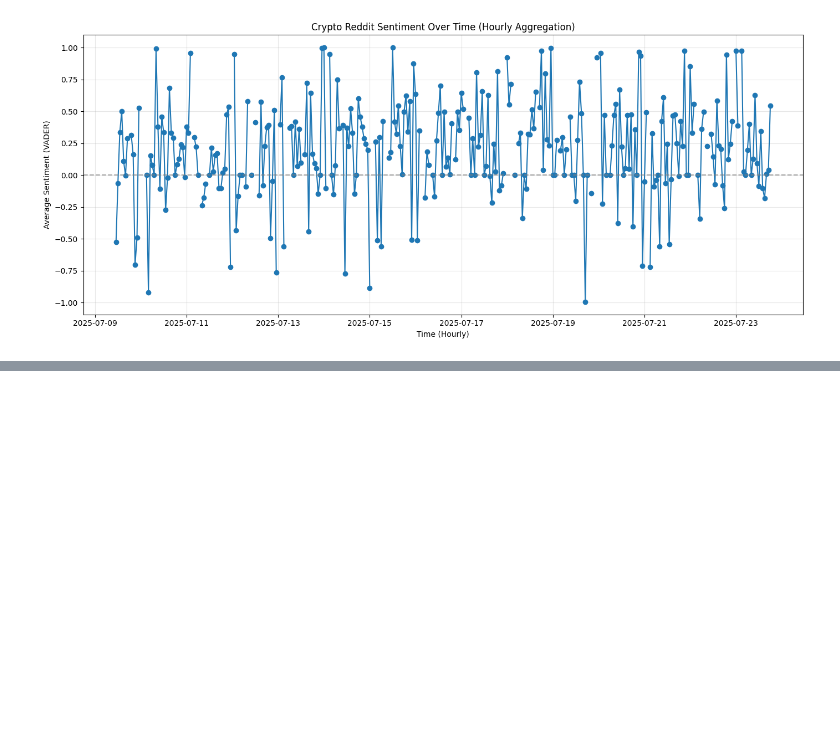
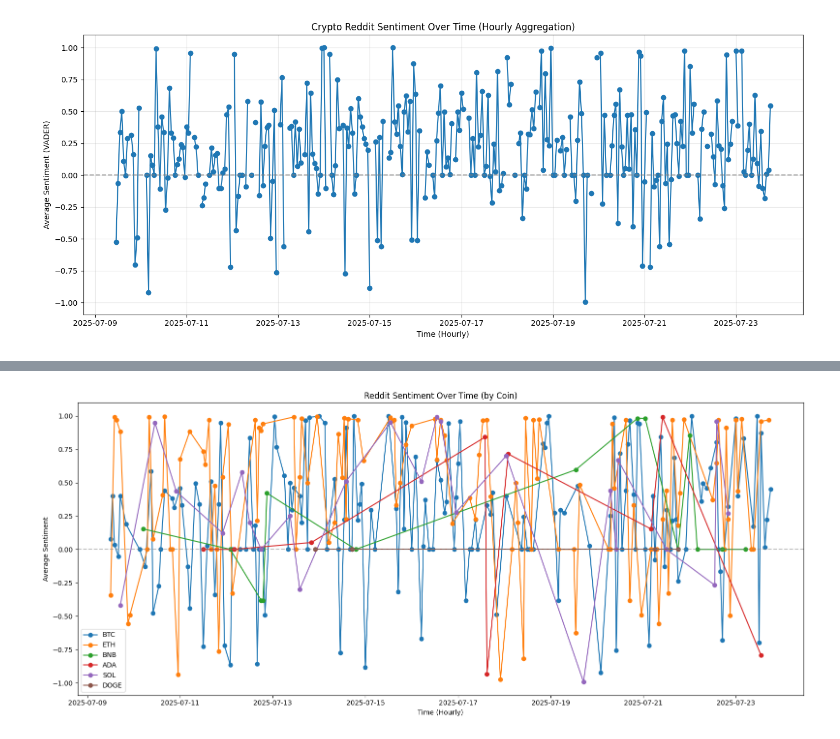
Before and after one commit to FeryGritli/crypto-sentiment-whales, a Jupyter notebook: notebooks/02_WebScraping_Reddit.ipynb, the cells around one changed output, grey strips where cells are left out. Cells and saved outputs as stored; diff of their text form; code cells hidden in the pictures; blank space fills up the shorter version.

```diff
--- a/notebooks/02_WebScraping_Reddit.ipynb
+++ b/notebooks/02_WebScraping_Reddit.ipynb
@@ -241,3 +244,24 @@ ADA        9
 DOGE       4
 Name: count, dtype: int64
 Saved to reddit_crypto_posts_with_coins.csv
+# %%
+import pandas as pd
+
+# Load your labeled data
+df = pd.read_csv("reddit_crypto_posts_with_coins.csv", parse_dates=["timestamp"])
+
+# We'll focus on main coins (adjust this list as needed)
+coins_to_plot = ["BTC", "ETH", "BNB", "ADA", "SOL", "DOGE"]
+
+# Aggregate sentiment by hour per coin
+sentiment_hourly = (
+    df[df["coin"].isin(coins_to_plot)]
+    .set_index("timestamp")
+    .groupby("coin")["sentiment"]
+    .resample("H")
+    .mean()
+    .reset_index()
+)
+sentiment_hourly = sentiment_hourly.dropna(subset=["sentiment"])
+
+print(sentiment_hourly.head())
@@ -243,0 +275,17 @@ Saved to reddit_crypto_posts_with_coins.csv
+# %%
+import matplotlib.pyplot as plt
+
+plt.figure(figsize=(16, 7))
+for coin in coins_to_plot:
+    coin_df = sentiment_hourly[sentiment_hourly["coin"] == coin]
+    plt.plot(coin_df["timestamp"], coin_df["sentiment"], marker="o", label=coin)
+
+plt.axhline(0, color="gray", linestyle="--", alpha=0.5)
+plt.xlabel("Time (Hourly)")
+plt.ylabel("Average Sentiment")
+plt.title("Reddit Sentiment Over Time (by Coin)")
+plt.legend()
+plt.tight_layout()
+plt.show()
+# %% [output]
+[figure, added]
```
Also changed, not shown: parts of 11 cells of this notebook.
